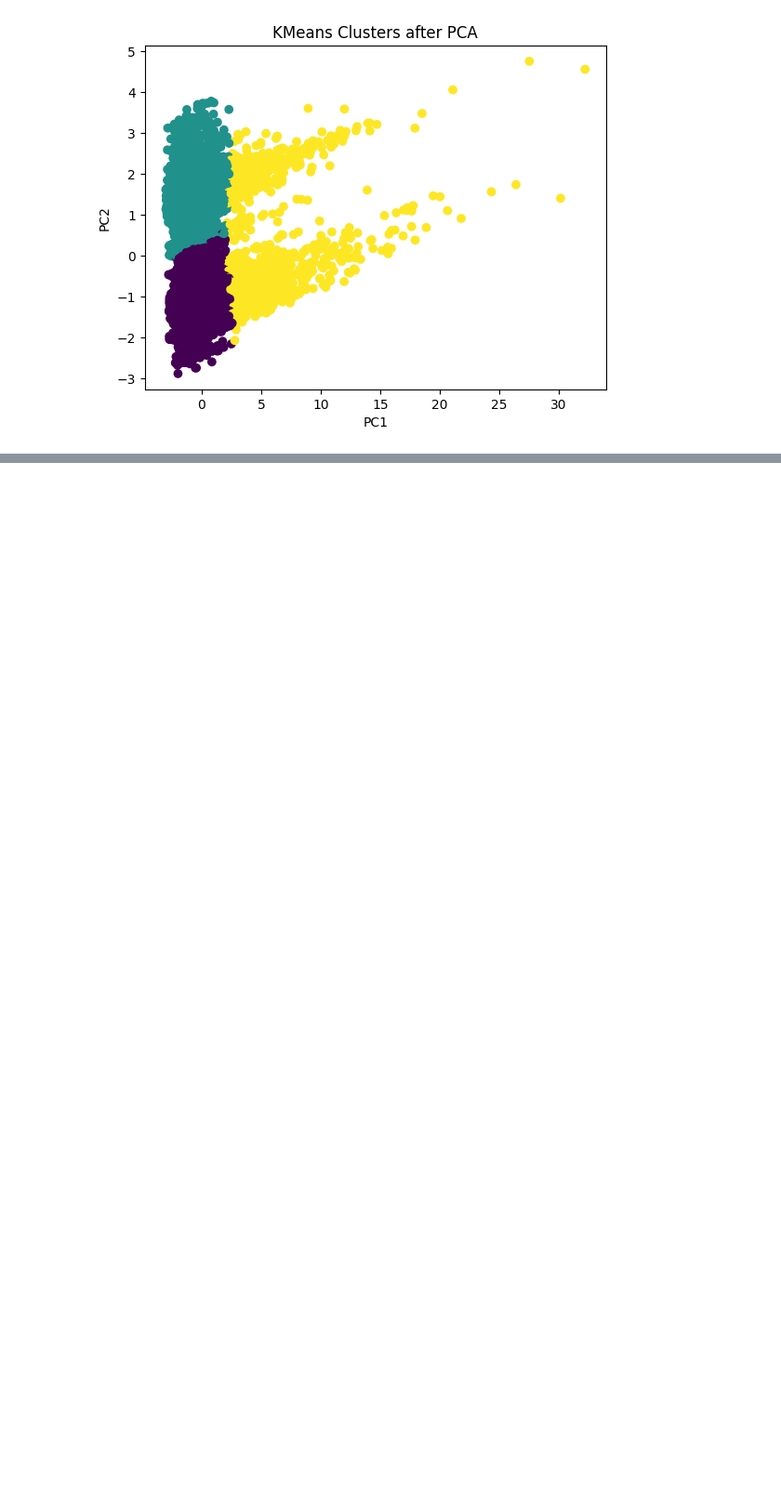
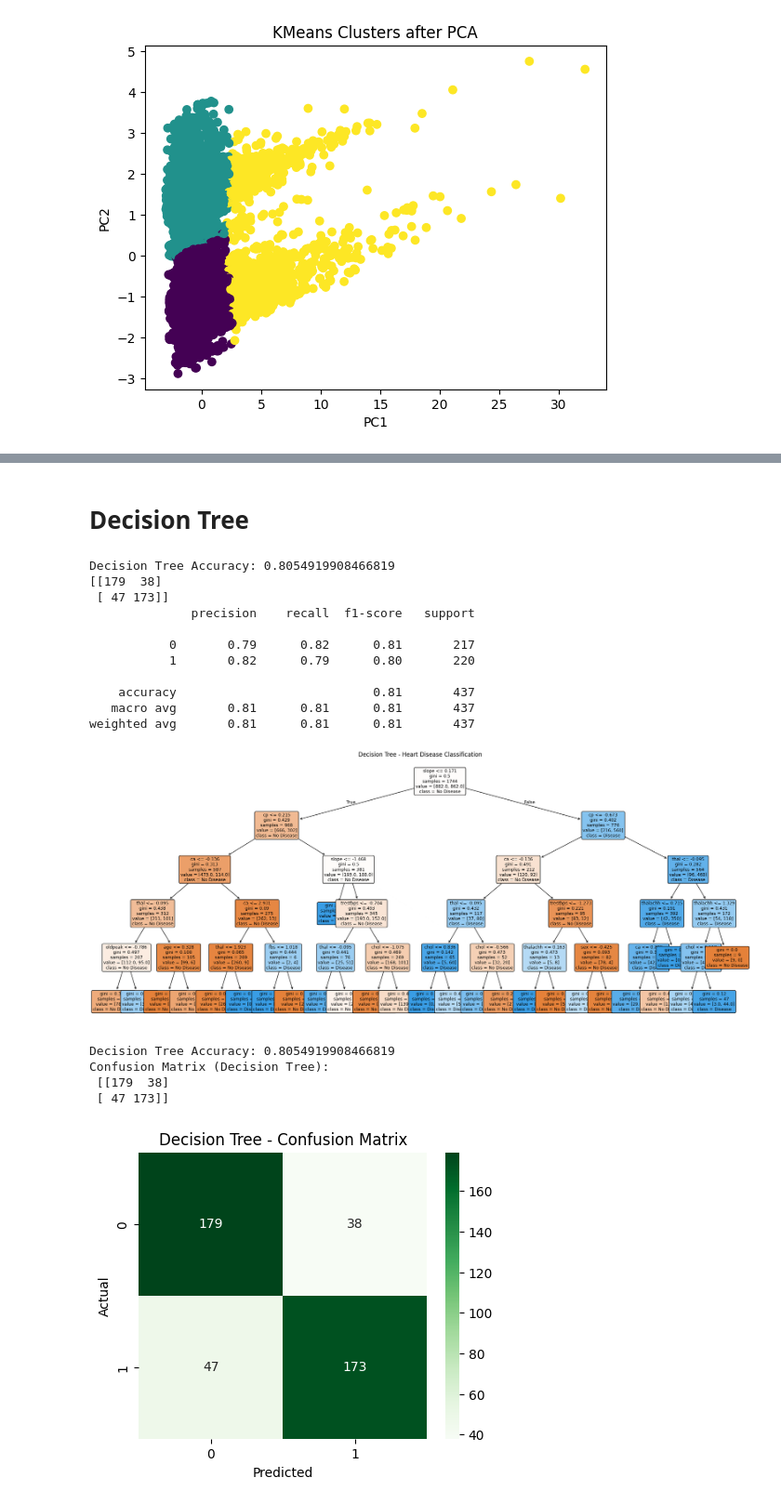
Before and after one commit to omar3laa/ML-Capstone-Project, a Jupyter notebook: notebooks/Project.ipynb, the cells around one changed output, grey strips where cells are left out. Shown: that part at 93% size. Drawn from its saved outputs; the diff is of its cells as text; code cells hidden in the pictures; blank space fills up the shorter version.

```diff
--- a/notebooks/Project.ipynb
+++ b/notebooks/Project.ipynb
@@ -254,0 +288,65 @@ plt.show()
+# %% [markdown]
+# Decision Tree
+# %%
+# Model
+dt_model = DecisionTreeClassifier(max_depth=5, random_state=42)
+dt_model.fit(xheart_train_scaled, yheart_train)
+
+# Prediction
+y_pred_dt = dt_model.predict(Xheart_test_scaled)
+
+# Evaluation
+print("Decision Tree Accuracy:", accuracy_score(yheart_test, y_pred_dt))
+print(confusion_matrix(yheart_test, y_pred_dt))
+print(classification_report(yheart_test, y_pred_dt))
+
+# Tree Plot
+
+plt.figure(figsize=(24,10))
+plot_tree(
+    dt_model,
+    feature_names=xheart.columns,
+    class_names=["No Disease", "Disease"],
+    filled=True,
+    rounded=True,
+    fontsize=9
+)
+plt.title("Decision Tree - Heart Disease Classification")
+plt.show()
+
+# Decision Tree
+dt_model = DecisionTreeClassifier(max_depth=5, random_state=42)
+dt_model.fit(xheart_train_scaled, yheart_train)
+
+y_pred_dt = dt_model.predict(Xheart_test_scaled)
+
+dt_cm = confusion_matrix(yheart_test, y_pred_dt)
+
+print("Decision Tree Accuracy:", accuracy_score(yheart_test, y_pred_dt))
+print("Confusion Matrix (Decision Tree):\n", dt_cm)
+
+# Visualization
+plt.figure(figsize=(5,4))
+sns.heatmap(dt_cm, annot=True, fmt="d", cmap="Greens")
+plt.title("Decision Tree - Confusion Matrix")
+plt.xlabel("Predicted")
+plt.ylabel("Actual")
+plt.show()
+# %% [output]
+Decision Tree Accuracy: 0.8054919908466819
+[[179  38]
+ [ 47 173]]
+              precision    recall  f1-score   support
+
+           0       0.79      0.82      0.81       217
+           1       0.82      0.79      0.80       220
+
+    accuracy                           0.81       437
+   macro avg       0.81      0.81      0.81       437
+weighted avg       0.81      0.81      0.81       437
+[figure, added]
+Decision Tree Accuracy: 0.8054919908466819
+Confusion Matrix (Decision Tree):
+ [[179  38]
+ [ 47 173]]
+[figure, added]
```
Also changed, not shown: parts of 8 cells of this notebook.
